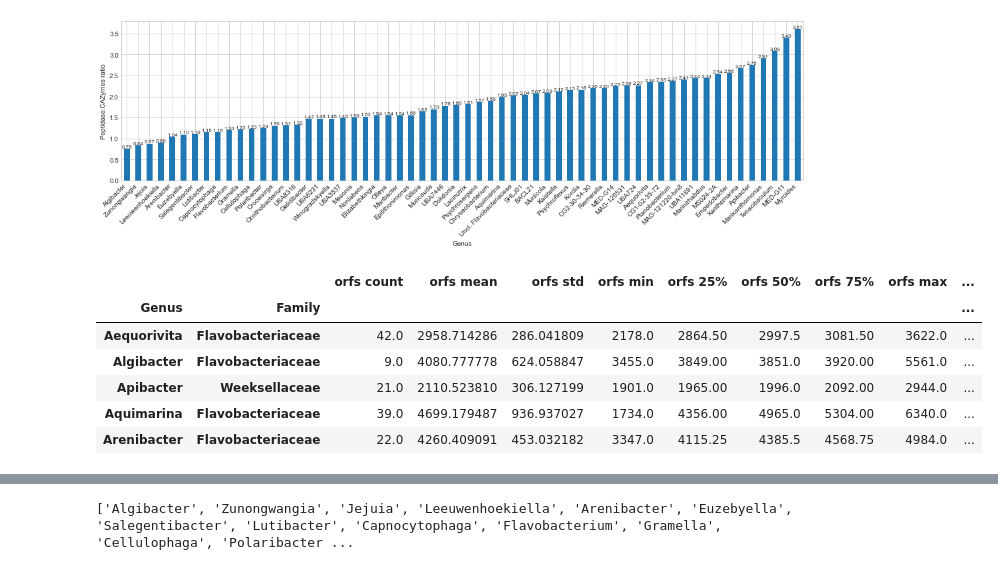
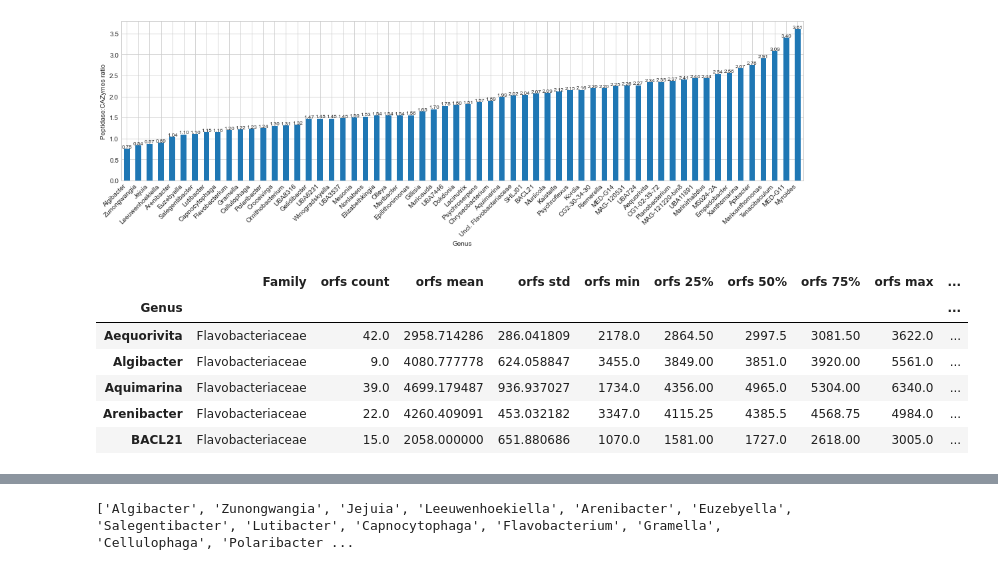
Before and after one commit to sandragodinhosilva/flavobacteriaceae_project, a Jupyter notebook: 4_Figures/F7/F7.ipynb, the cells around one changed output, grey strips where cells are left out. Saved outputs shown, nothing was run; the diff lists cells and outputs as text; code cells hidden in the pictures.

```diff
--- a/4_Figures/F7/F7.ipynb
+++ b/4_Figures/F7/F7.ipynb
@@ -281,7 +281,7 @@ merge["Orfs_anno_merops%"] = merge["Merops orfs total"]/merge["orfs"]*100
 merge =pd.merge(merge,metadata, how="left", left_on="Unnamed: 0", right_on="Assembly accession")
 merge["merops_permb"] = merge["Merops orfs total"]/merge["scaf_bp"]*1000000
 merge["cazymes_permb"] = merge["cazymes"]/merge["scaf_bp"]*1000000
-ax = df2["PEP:GH"].plot(kind="bar",figsize=(15,5))
+ax = df2.plot(kind="bar",figsize=(15,5))
 
 plt.ylabel('PEP:GH ratio')
 plt.xticks(rotation=45, horizontalalignment='right')
@@ -392,17 +393,19 @@ ax.figure.savefig("Ratio.svg", dpi=300)
 # %%
 dfx = merge.groupby(['Genus']).filter(lambda x:x['Genus'].count()>7).groupby(['Genus', "Family"]).describe()#.reset_index().sort_values(by=["Family","Genus"])~
 dfx.columns = [' '.join(col).strip() for col in dfx.columns.values]
 dfx.columns = dfx.columns.get_level_values(0)
-
+dfx = dfx.reset_index()
+dfx = dfx.sort_values(by=["Family", "Genus"])
+dfx = dfx.set_index("Genus")
 #.set_index("Genus")
 #df1["P"] = df1["Merops orfs total"]/(df1["cazymes"]+df1["Merops orfs total"])*2
 #df1["P2"] = df1["merops_permb"]/(df1["cazymes_permb"]+df1["merops_permb"])*2
 dfx.head()
 # %% [output]
-|  |  | orfs count | orfs mean | orfs std | orfs min | orfs 25% | orfs 50% | orfs 75% | orfs max | ... |
-| Genus | Family |  |  |  |  |  |  |  |  | ... |
+|  | Family | orfs count | orfs mean | orfs std | orfs min | orfs 25% | orfs 50% | orfs 75% | orfs max | ... |
+| Genus |  |  |  |  |  |  |  |  |  | ... |
 | Aequorivita | Flavobacteriaceae | 42.0 | 2958.714286 | 286.041809 | 2178.0 | 2864.50 | 2997.5 | 3081.50 | 3622.0 | ... |
 | Algibacter | Flavobacteriaceae | 9.0 | 4080.777778 | 624.058847 | 3455.0 | 3849.00 | 3851.0 | 3920.00 | 5561.0 | ... |
-| Apibacter | Weeksellaceae | 21.0 | 2110.523810 | 306.127199 | 1901.0 | 1965.00 | 1996.0 | 2092.00 | 2944.0 | ... |
 | Aquimarina | Flavobacteriaceae | 39.0 | 4699.179487 | 936.937027 | 1734.0 | 4356.00 | 4965.0 | 5304.00 | 6340.0 | ... |
 | Arenibacter | Flavobacteriaceae | 22.0 | 4260.409091 | 453.032182 | 3347.0 | 4115.25 | 4385.5 | 4568.75 | 4984.0 | ... |
+| BACL21 | Flavobacteriaceae | 15.0 | 2058.000000 | 651.880686 | 1070.0 | 1581.00 | 1727.0 | 2618.00 | 3005.0 | ... |
```
Also changed, not shown: parts of 7 cells of this notebook, 27 other files.
